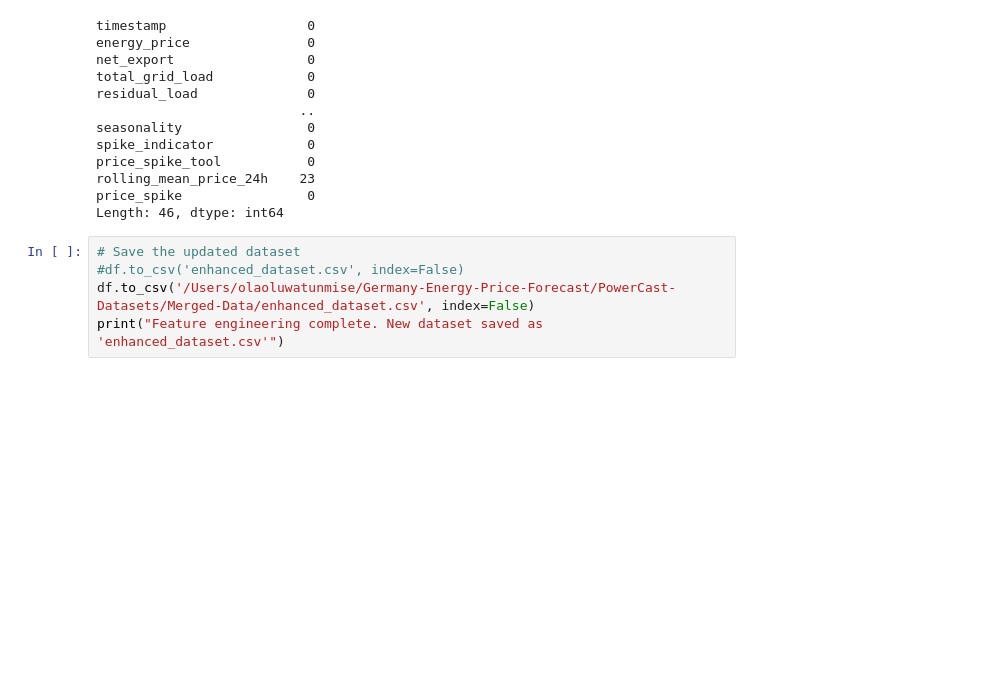
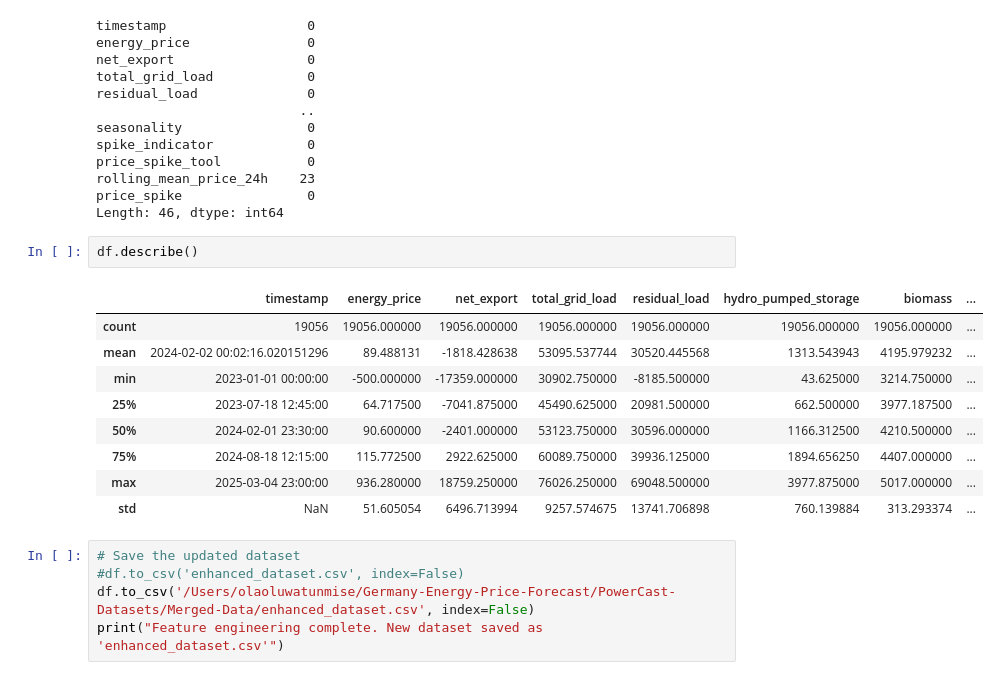
Before and after one commit to apostleoffinance/Energy-Price-Forecast, a Jupyter notebook: Notebooks/03_feature_engineering.ipynb, the cells around one changed output. Cells and saved outputs as stored; diff of their text form; blank space fills up the shorter version.

```diff
--- a/Notebooks/model_dataset.ipynb
+++ b/Notebooks/03_feature_engineering.ipynb
@@ -301,6 +303,18 @@ price_spike_tool           0
 rolling_mean_price_24h    23
 price_spike                0
 Length: 46, dtype: int64
+# %%
+df.describe()
+# %% [output]
+|  | timestamp | energy_price | net_export | total_grid_load | residual_load | hydro_pumped_storage | biomass | ... |
+| count | 19056 | 19056.000000 | 19056.000000 | 19056.000000 | 19056.000000 | 19056.000000 | 19056.000000 | ... |
+| mean | 2024-02-02 00:02:16.020151296 | 89.488131 | -1818.428638 | 53095.537744 | 30520.445568 | 1313.543943 | 4195.979232 | ... |
+| min | 2023-01-01 00:00:00 | -500.000000 | -17359.000000 | 30902.750000 | -8185.500000 | 43.625000 | 3214.750000 | ... |
+| 25% | 2023-07-18 12:45:00 | 64.717500 | -7041.875000 | 45490.625000 | 20981.500000 | 662.500000 | 3977.187500 | ... |
+| 50% | 2024-02-01 23:30:00 | 90.600000 | -2401.000000 | 53123.750000 | 30596.000000 | 1166.312500 | 4210.500000 | ... |
+| 75% | 2024-08-18 12:15:00 | 115.772500 | 2922.625000 | 60089.750000 | 39936.125000 | 1894.656250 | 4407.000000 | ... |
+| max | 2025-03-04 23:00:00 | 936.280000 | 18759.250000 | 76026.250000 | 69048.500000 | 3977.875000 | 5017.000000 | ... |
+| std | NaN | 51.605054 | 6496.713994 | 9257.574675 | 13741.706898 | 760.139884 | 313.293374 | ... |
 # %%
 # Save the updated dataset
 #df.to_csv('enhanced_dataset.csv', index=False)
```
Also changed, not shown: parts of 1 cell of this notebook, 2 other files.
